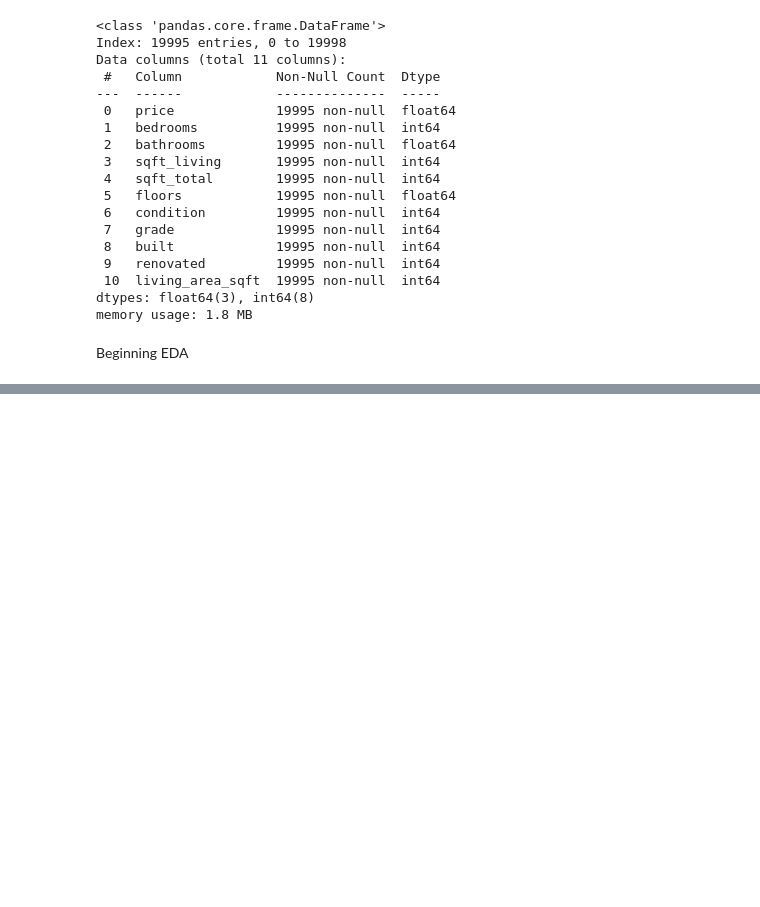
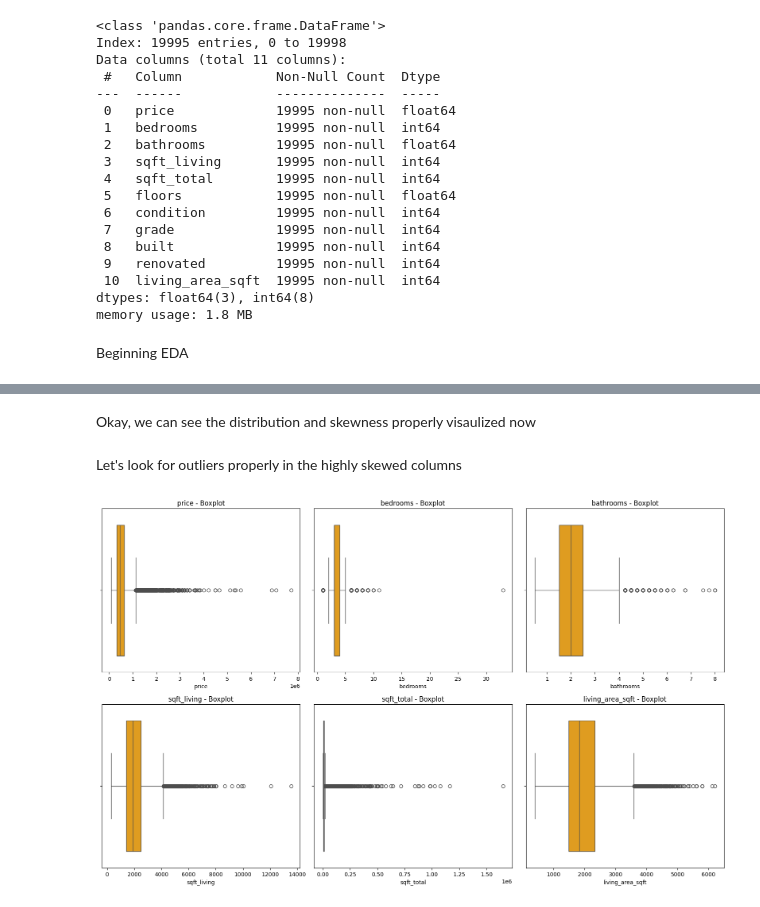
Before and after one commit to OmerTDK/Paris-Housing-Analysis, a Jupyter notebook: Analysis.ipynb, the cells around one changed output, grey strips where cells are left out. Saved outputs shown, nothing was run; the diff lists cells and outputs as text; code cells hidden in the pictures; blank space fills up the shorter version.

```diff
--- a/Analysis.ipynb
+++ b/Analysis.ipynb
@@ -224,0 +281,18 @@ Beginning EDA
+# %% [markdown]
+Okay, we can see the distribution and skewness properly visaulized now
+# %% [markdown]
+Let's look for outliers properly in the highly skewed columns
+# %%
+cols = ['price', 'bedrooms', 'bathrooms', 'sqft_living', 'sqft_total', 'living_area_sqft']
+
+plt.figure(figsize=(16, 10))
+
+for i, col in enumerate(cols, 1):
+    plt.subplot(2, 3, i)
+    sns.boxplot(x=df[col], color='orange')
+    plt.title(f'{col} - Boxplot')
+    plt.tight_layout()
+
+plt.show()
+# %% [output]
+[figure, added]
```
Also changed, not shown: parts of 15 cells of this notebook.
